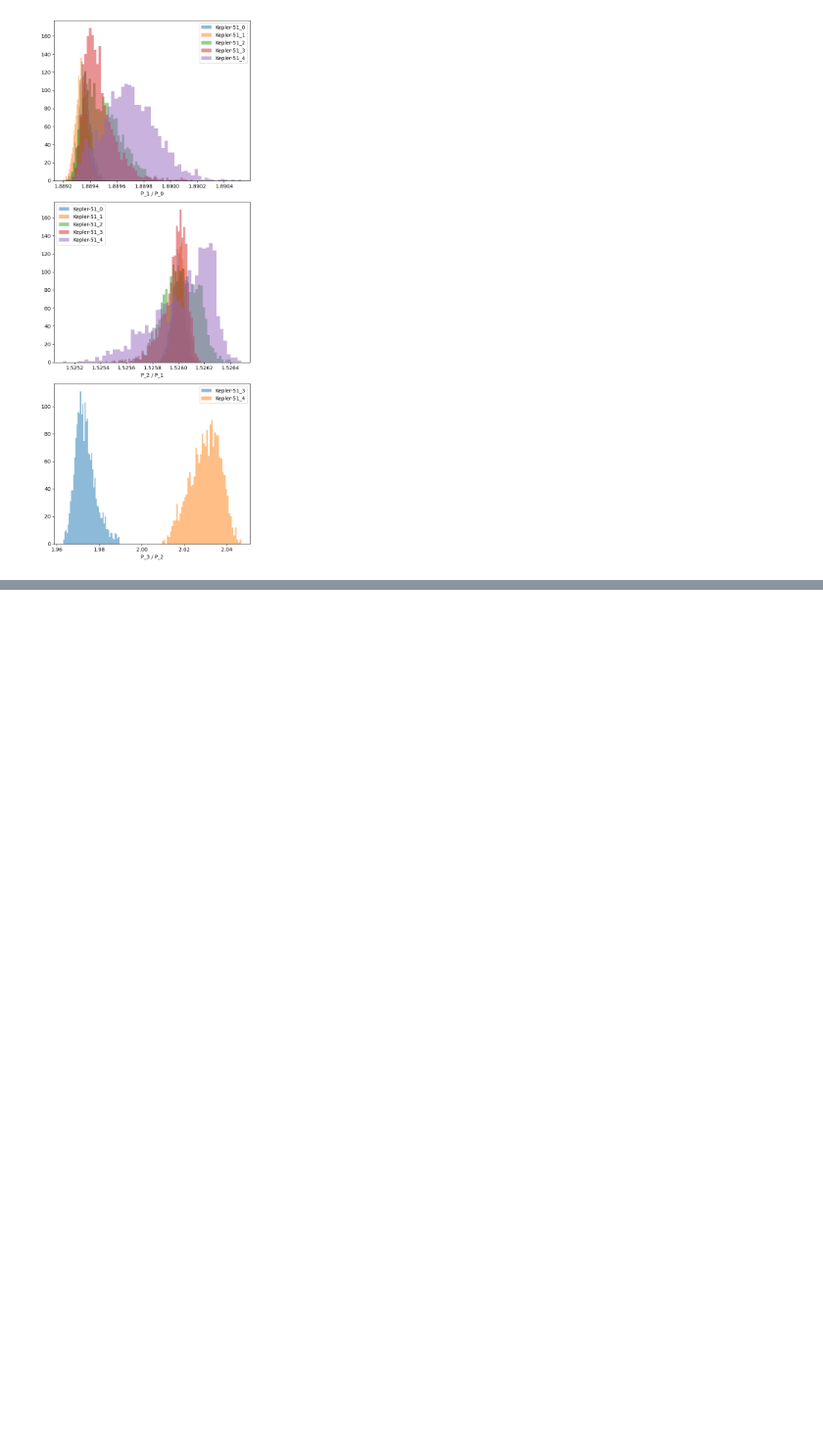
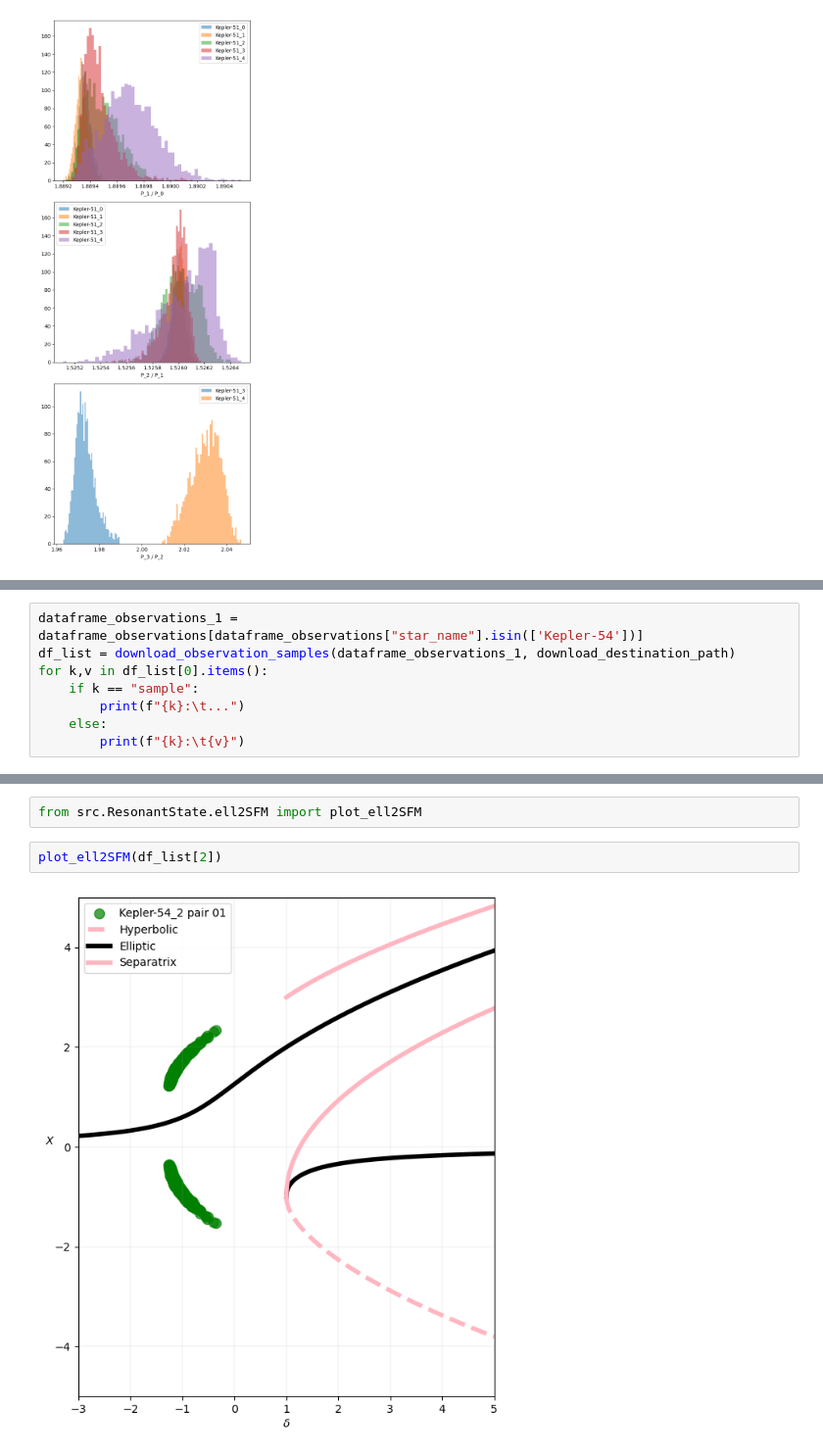
Before and after one commit to adleleu/resonantstate, a Jupyter notebook: nbs/notebook_obs_analysis.ipynb, the cells around one changed output, grey strips where cells are left out. Shown at 98% size. Cells and saved outputs as stored; diff of their text form; blank space fills up the shorter version.

```diff
--- a/nbs/notebook_obs_analysis.ipynb
+++ b/nbs/notebook_obs_analysis.ipynb
@@ -189,0 +214,8 @@ NameError: name 'plot_ell2SFM' is not defined
+# %%
+dataframe_observations_1 = dataframe_observations[dataframe_observations["star_name"].isin(['Kepler-54'])]
+df_list = download_observation_samples(dataframe_observations_1, download_destination_path)
+for k,v in df_list[0].items():
+    if k == "sample":
+        print(f"{k}:\t...")
+    else:
+        print(f"{k}:\t{v}")
@@ -189,0 +239,6 @@ NameError: name 'plot_ell2SFM' is not defined
+# %%
+from src.ResonantState.ell2SFM import plot_ell2SFM
+# %%
+plot_ell2SFM(df_list[2])
+# %% [output]
+[figure, added]
```
Also changed, not shown: parts of 18 cells of this notebook, 2 other files.
